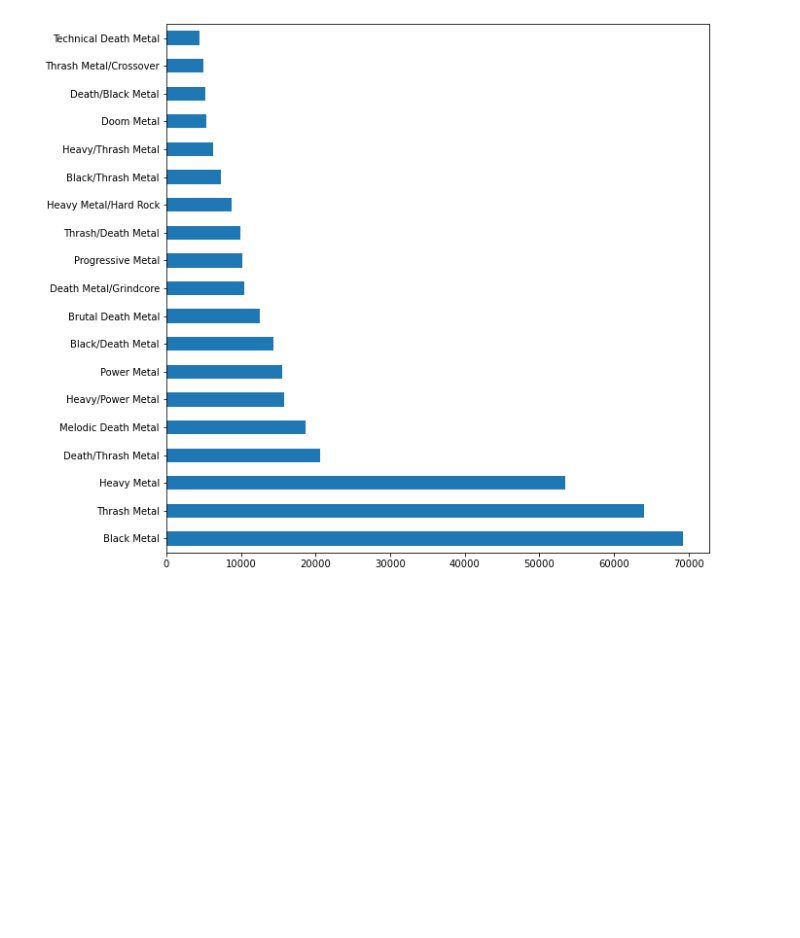
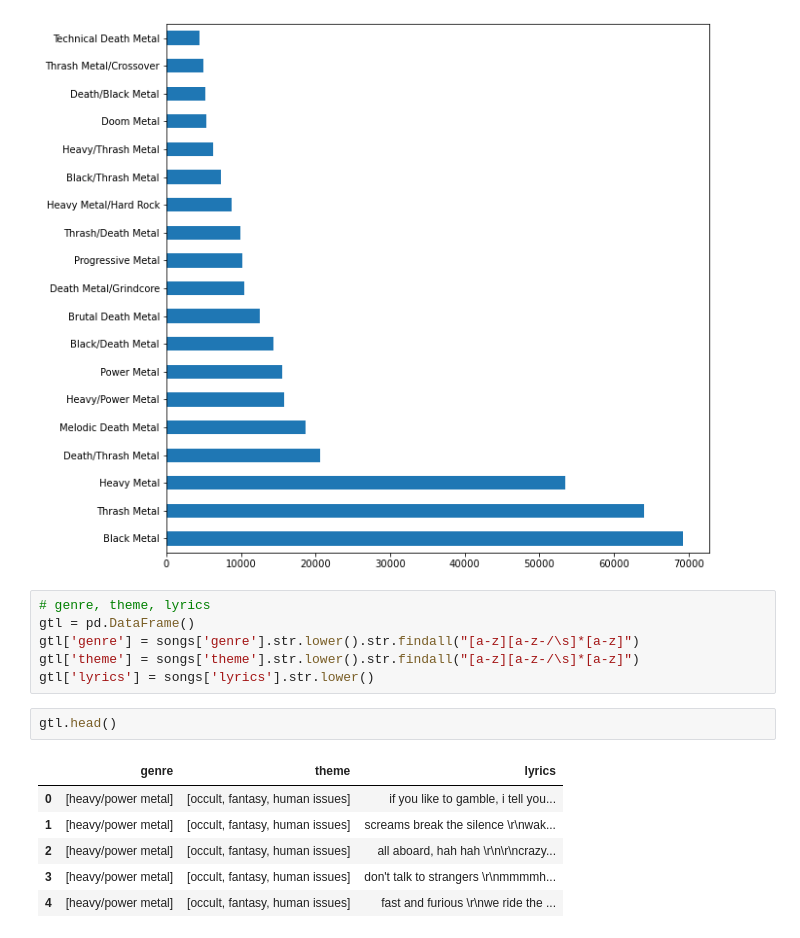
Before and after one commit to theta-lin/stats_102_final, a Jupyter notebook: lyrics_basic.ipynb, the cells around one changed output. Saved outputs shown, nothing was run; the diff lists cells and outputs as text; blank space fills up the shorter version.

```diff
--- a/lyrics_analysis.ipynb
+++ b/lyrics_basic.ipynb
@@ -282,3 +264,18 @@ songs["genre"].value_counts()[1:20].plot(kind = "barh",figsize = (10,10))
 # %% [output]
 <AxesSubplot:>
 [figure]
+# %%
+# genre, theme, lyrics
+gtl = pd.DataFrame()
+gtl['genre'] = songs['genre'].str.lower().str.findall("[a-z][a-z-/\s]*[a-z]")
+gtl['theme'] = songs['theme'].str.lower().str.findall("[a-z][a-z-/\s]*[a-z]")
+gtl['lyrics'] = songs['lyrics'].str.lower()
+# %%
+gtl.head()
+# %% [output]
+|  | genre | theme | lyrics |
+| 0 | [heavy/power metal] | [occult, fantasy, human issues] | if you like to gamble, i tell you... |
+| 1 | [heavy/power metal] | [occult, fantasy, human issues] | screams break the silence \r\nwak... |
+| 2 | [heavy/power metal] | [occult, fantasy, human issues] | all aboard, hah hah \r\n\r\ncrazy... |
+| 3 | [heavy/power metal] | [occult, fantasy, human issues] | don't talk to strangers \r\nmmmmh... |
+| 4 | [heavy/power metal] | [occult, fantasy, human issues] | fast and furious \r\nwe ride the ... |
```
Also changed, not shown: parts of 25 cells of this notebook.
